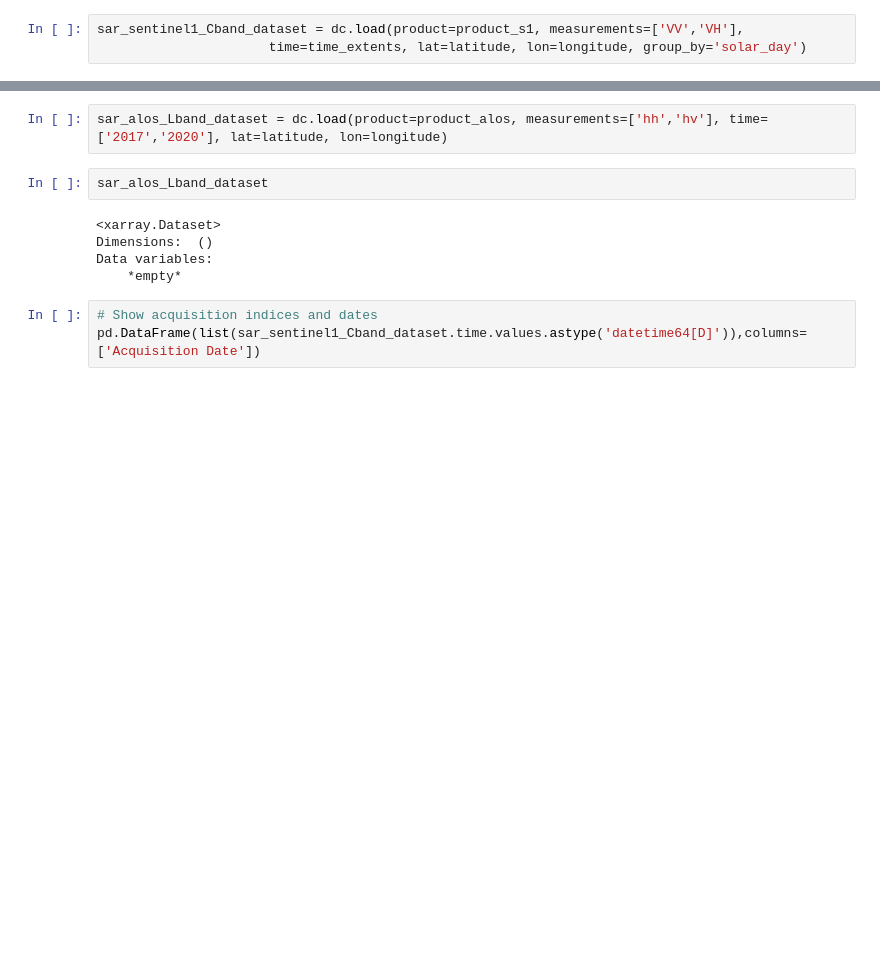
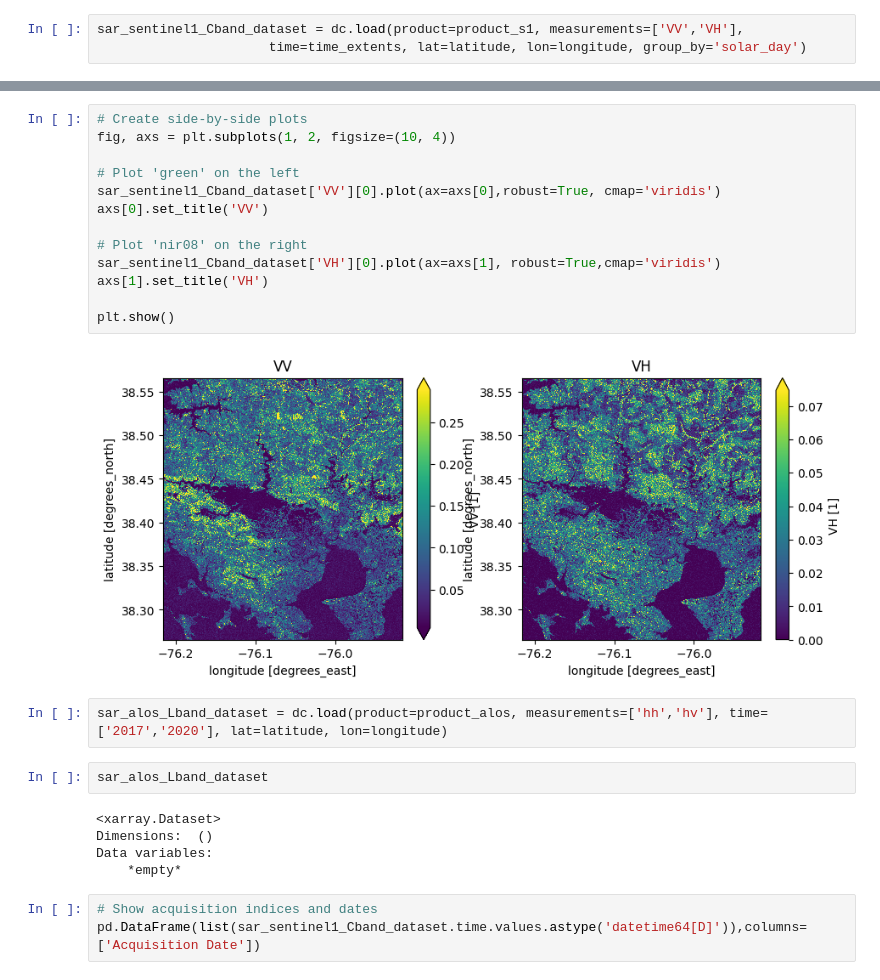
Before and after one commit to AMA-Labs/cal-notebooks, a Jupyter notebook: examples/SAR/03.04.01.Examples_Of_Simple_SAR_Interpretation_Guide_C-Band_L-Band_Combined.ipynb, the cells around one changed output, grey strips where cells are left out. Saved outputs shown, nothing was run; the diff lists cells and outputs as text; blank space fills up the shorter version.

```diff
--- a/examples/SAR/03.04.01.Examples_Of_Simple_SAR_Interpretation_Guide_C-Band_L-Band_Combined.ipynb
+++ b/examples/SAR/03.04.01.Examples_Of_Simple_SAR_Interpretation_Guide_C-Band_L-Band_Combined.ipynb
@@ -158,6 +159,21 @@ Data variables:
 Attributes:
     crs:           EPSG:4326
     grid_mapping:  spatial_ref
+# %%
+# Create side-by-side plots
+fig, axs = plt.subplots(1, 2, figsize=(10, 4))
+
+# Plot 'green' on the left
+sar_sentinel1_Cband_dataset['VV'][0].plot(ax=axs[0],robust=True, cmap='viridis')
+axs[0].set_title('VV')
+
+# Plot 'nir08' on the right
+sar_sentinel1_Cband_dataset['VH'][0].plot(ax=axs[1], robust=True,cmap='viridis')
+axs[1].set_title('VH')
+
+plt.show()
+# %% [output]
+[figure, added]
 # %%
 sar_alos_Lband_dataset = dc.load(product=product_alos, measurements=['hh','hv'], time=['2017','2020'], lat=latitude, lon=longitude)
 # %%
```
Also changed, not shown: parts of 5 cells of this notebook, 1 other file.
